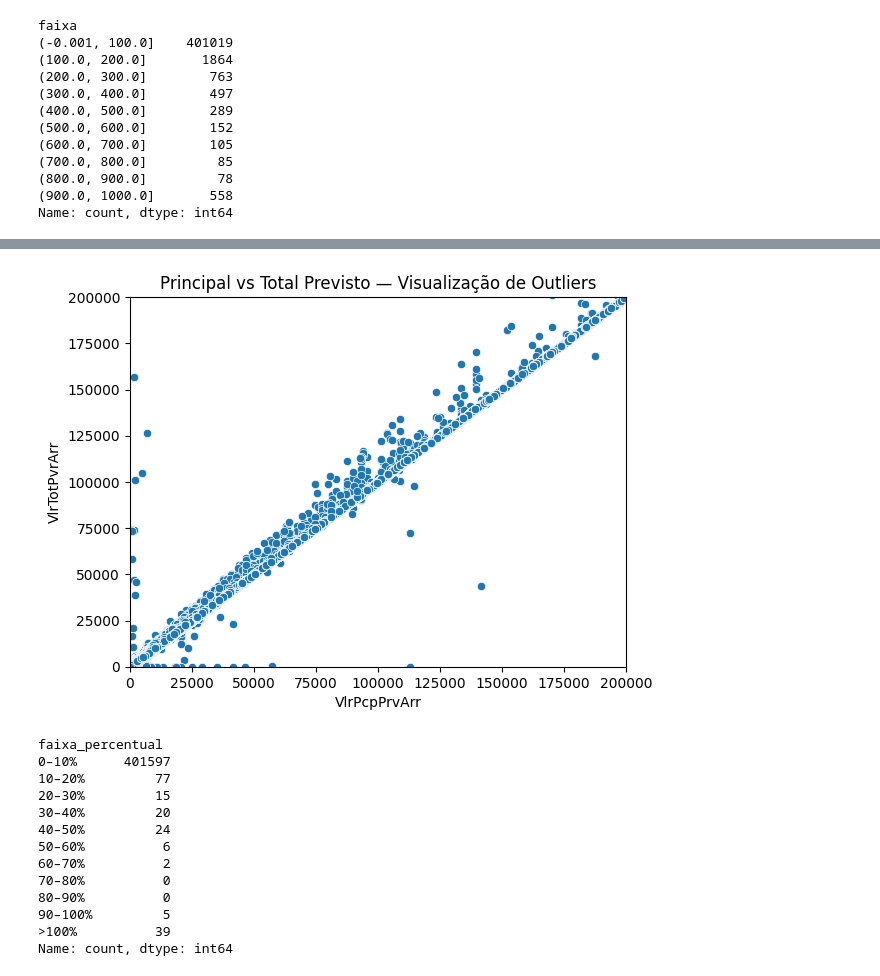
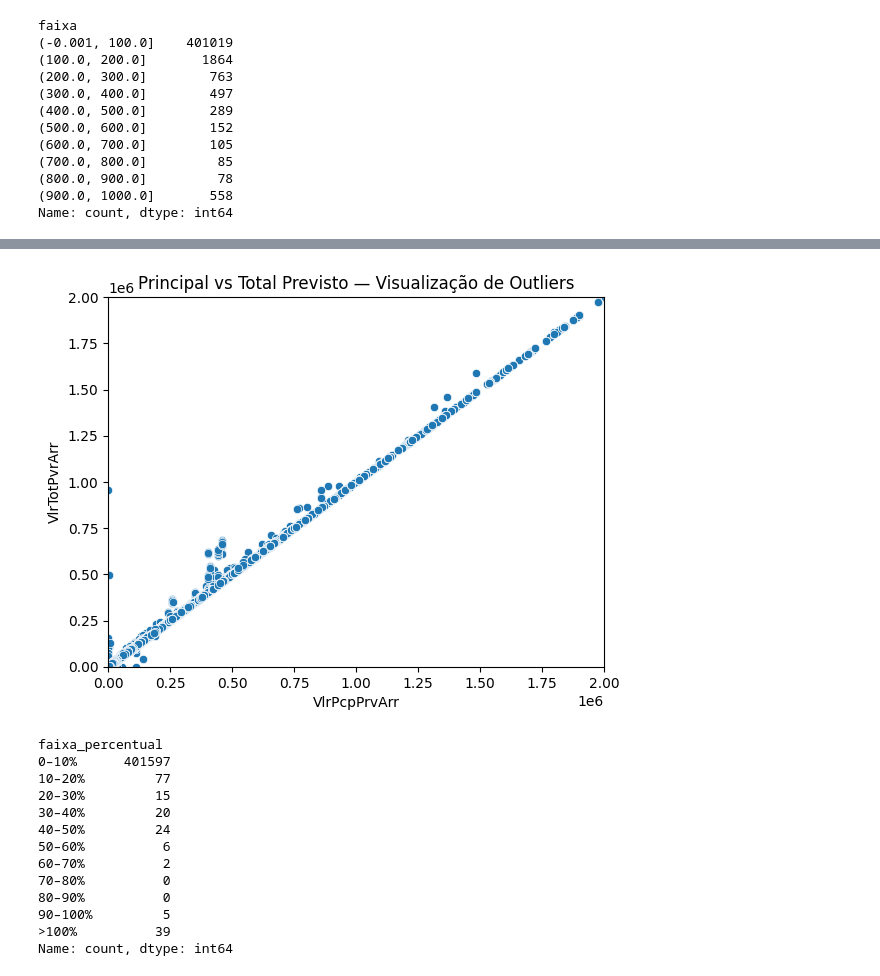
Before and after one commit to joaoPAndrade/projeto_final_ciencia_de_dados, a Jupyter notebook: parte 2/parte_2.ipynb, the cells around one changed output, grey strips where cells are left out. Drawn from its saved outputs; the diff is of its cells as text; code cells hidden in the pictures.

```diff
--- a/parte 2/parte_2.ipynb
+++ b/parte 2/parte_2.ipynb
@@ -777,12 +777,12 @@ Mínimo: 0.0
 Máximo: 2.25
 # %%
 sns.scatterplot(data=df, x='VlrPcpPrvArr', y='VlrTotPvrArr')
-plt.xlim(0, 200000)
-plt.ylim(0, 200000)
+plt.xlim(0, 2000000)
+plt.ylim(0, 2000000)
 plt.title("Principal vs Total Previsto — Visualização de Outliers")
 plt.show()
 # %% [output]
-[figure, old version]
+[figure, new version]
 # %%
 df['perc_excesso'] = (df['VlrTotPagArr'] - df['VlrTotPvrArr']) / df['VlrTotPvrArr']
 
```
Also changed, not shown: parts of 25 cells of this notebook.
